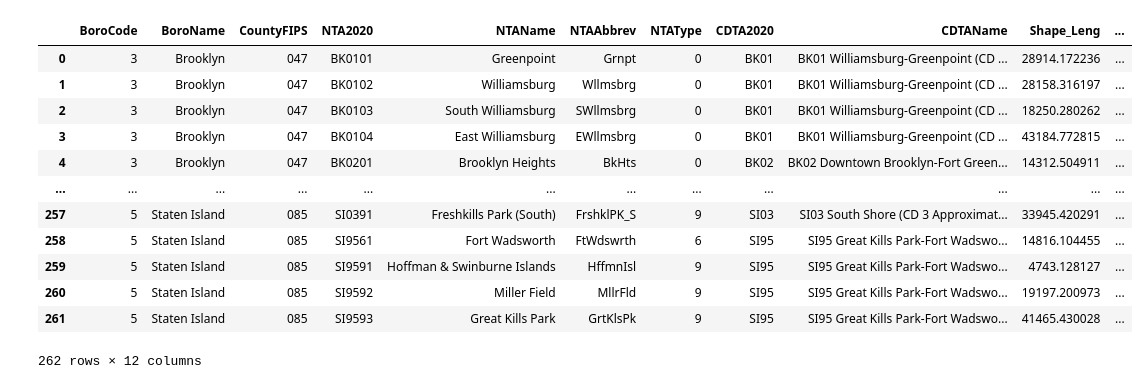
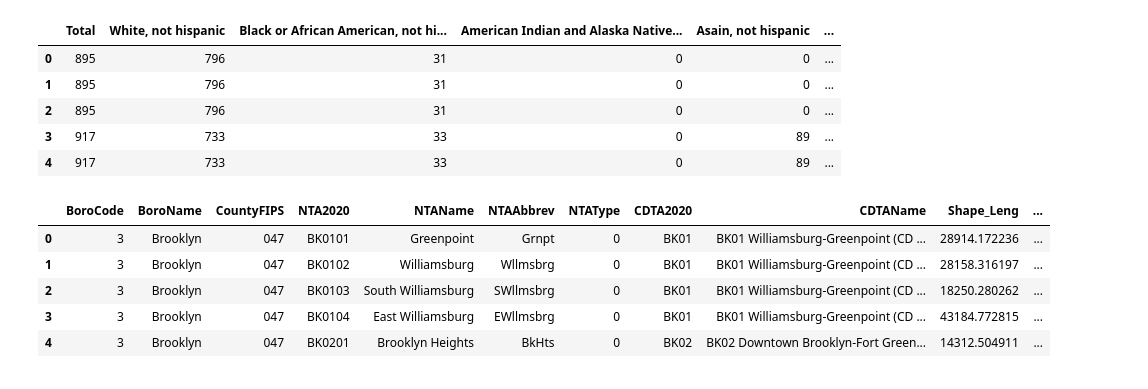
Before and after one commit to emj1020/311_sentiment_analysis, a Jupyter notebook: Scripts/RACE.ipynb, the cells around one changed output. Cells and saved outputs as stored; diff of their text form; code cells hidden in the pictures.

```diff
--- a/Scripts/RACE.ipynb
+++ b/Scripts/RACE.ipynb
@@ -189,17 +217,19 @@ ct
+# %%
+ct.head()
+# %% [output]
+|  | Total | White, not hispanic | Black or African American, not hi... | American Indian and Alaska Native... | Asain, not hispanic | ... |
+| 0 | 895 | 796 | 31 | 0 | 0 | ... |
+| 1 | 895 | 796 | 31 | 0 | 0 | ... |
+| 2 | 895 | 796 | 31 | 0 | 0 | ... |
+| 3 | 917 | 733 | 33 | 0 | 89 | ... |
+| 4 | 917 | 733 | 33 | 0 | 89 | ... |
 # %%
-gdf
+gdf.head()
 # %% [output]
 |  | BoroCode | BoroName | CountyFIPS | NTA2020 | NTAName | NTAAbbrev | NTAType | CDTA2020 | CDTAName | Shape_Leng | ... |
 | 0 | 3 | Brooklyn | 047 | BK0101 | Greenpoint | Grnpt | 0 | BK01 | BK01 Williamsburg-Greenpoint (CD ... | 28914.172236 | ... |
 | 1 | 3 | Brooklyn | 047 | BK0102 | Williamsburg | Wllmsbrg | 0 | BK01 | BK01 Williamsburg-Greenpoint (CD ... | 28158.316197 | ... |
 | 2 | 3 | Brooklyn | 047 | BK0103 | South Williamsburg | SWllmsbrg | 0 | BK01 | BK01 Williamsburg-Greenpoint (CD ... | 18250.280262 | ... |
 | 3 | 3 | Brooklyn | 047 | BK0104 | East Williamsburg | EWllmsbrg | 0 | BK01 | BK01 Williamsburg-Greenpoint (CD ... | 43184.772815 | ... |
 | 4 | 3 | Brooklyn | 047 | BK0201 | Brooklyn Heights | BkHts | 0 | BK02 | BK02 Downtown Brooklyn-Fort Green... | 14312.504911 | ... |
-| ... | ... | ... | ... | ... | ... | ... | ... | ... | ... | ... | ... |
-| 257 | 5 | Staten Island | 085 | SI0391 | Freshkills Park (South) | FrshklPK_S | 9 | SI03 | SI03 South Shore (CD 3 Approximat... | 33945.420291 | ... |
-| 258 | 5 | Staten Island | 085 | SI9561 | Fort Wadsworth | FtWdswrth | 6 | SI95 | SI95 Great Kills Park-Fort Wadswo... | 14816.104455 | ... |
-| 259 | 5 | Staten Island | 085 | SI9591 | Hoffman & Swinburne Islands | HffmnIsl | 9 | SI95 | SI95 Great Kills Park-Fort Wadswo... | 4743.128127 | ... |
-| 260 | 5 | Staten Island | 085 | SI9592 | Miller Field | MllrFld | 9 | SI95 | SI95 Great Kills Park-Fort Wadswo... | 19197.200973 | ... |
-| 261 | 5 | Staten Island | 085 | SI9593 | Great Kills Park | GrtKlsPk | 9 | SI95 | SI95 Great Kills Park-Fort Wadswo... | 41465.430028 | ... |
-262 rows × 12 columns
 # %%
```
Also changed, not shown: parts of 47 cells of this notebook.
